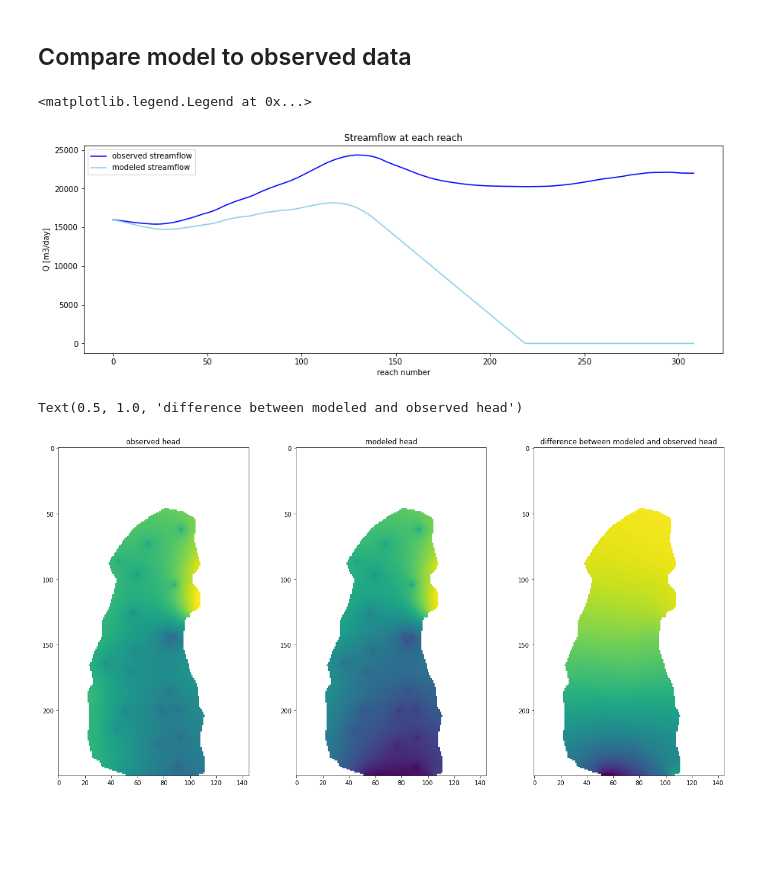
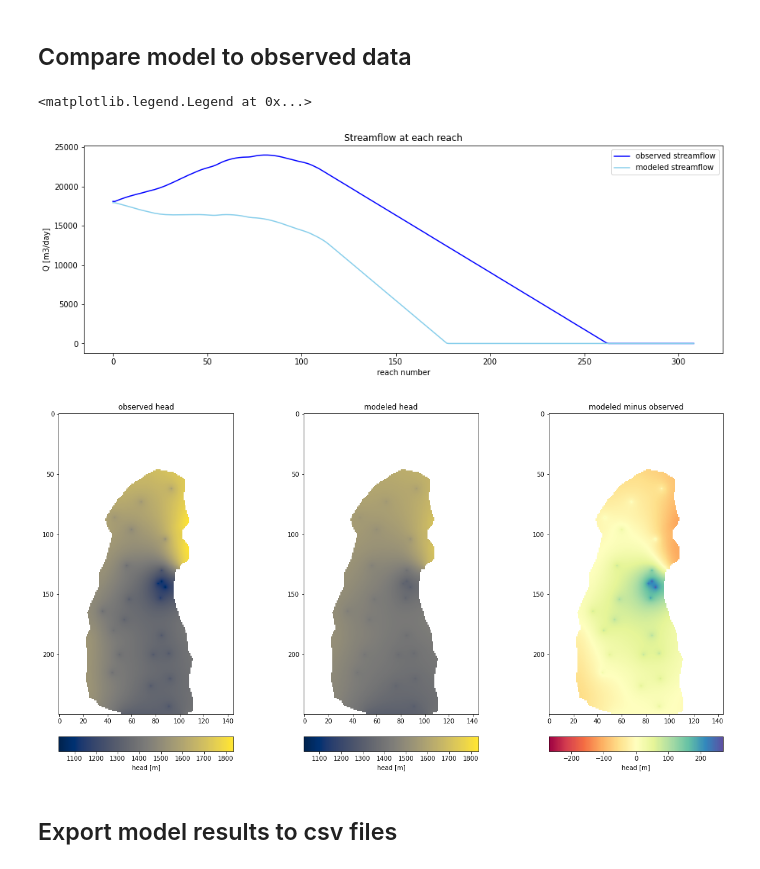
Before and after one commit to cfandel/geol340-w21, a Jupyter notebook: ocotillo/ocotillo_student.ipynb, the cells around one changed output. Drawn from its saved outputs; the diff is of its cells as text; code cells hidden in the pictures; blank space fills up the shorter version.

```diff
--- a/ocotillo/ocotillo_student.ipynb
+++ b/ocotillo/ocotillo_student.ipynb
@@ -118,6 +159,17 @@ ET[riparian==1] = 3.1e-4                            #assign riparian ET rate to
 # %%
 ## Wells
 #Pumping rate is positive if injecting, negative if extracting
+
+#Get some basic info about wells:
+n_irrigation = np.count_nonzero(wells[wells==1]) #number of irrigation wells
+n_domestic = np.count_nonzero(wells[wells==2])   #number of rural domestic wells
+n_municipal = np.count_nonzero(wells[wells==3])  #number of municipal wells
+n_mine = np.count_nonzero(wells[wells==4])       #number of mining wells
+Acrop = np.nansum(ag) * delc * delr * 0.5        #irrigated surface area (only half of fields are in production at any given time)
+pop_rural = 25333                                #rural population
+pop_town = 37500                                 #population of town
+use_rural = 45                                   #average annual per capita water use for rural residents
+use_town = 30                                    #average annual per capita water use for town residents
 
 #Get data and format it in a table:
 wellid = np.full((nrow,ncol), np.nan)    #make an array full of nan values
@@ -140,15 +192,17 @@ for i, well in enumerate(np.unique(wellid[~np.isnan(wellid)])):  #loop over the
         welldf.loc[i,'lay'] = 0                      #set the layer
         welldf.loc[i,'type'] = 'irrigation'          #set the well type
         welldf.loc[i,'Q'] = -1.8e5                   #set the pumping rate
+        welldf.loc[i,'Q'] = -Irr*Acrop/n_irrigation  #pumping rate is irrigation rate times irrigated area divided by number of irrigation wells
     elif welltype == 2:                              #otherwise if the well is a domestic well
         welldf.loc[i,'lay'] = 0                      #set the layer
         welldf.loc[i,'type'] = 'domestic'            #set the well type
-        welldf.loc[i,'Q'] = -2.2e5                   #set the pumping rate
-        welldf.loc[i,'Q'] = -2.3e5                   #set the pumping rate
+        welldf.loc[i,'Q'] = -1.9e5                   #set the pumping rate
+        welldf.loc[i,'Q'] = -pop_rural*use_rural/n_domestic  #pumping rate is per capita use times number of people divided by number of wells
     elif welltype == 3:                              #otherwise if the well is municipal
         welldf.loc[i,'lay'] = 0                      #set the layer
         welldf.loc[i,'type'] = 'municipal'           #set the well type to municipal
-        welldf.loc[i,'Q'] = -2.2e5                   #set the pumping rate
+        welldf.loc[i,'Q'] = -2.25e5                   #set the pumping rate
+        welldf.loc[i,'Q'] = -pop_town*use_town/n_municipal  #pumping rate is per capita use times number of people divided by number of wells
     elif welltype == 4:                              #otherwise if the well belongs to the mine
         welldf.loc[i,'lay'] = 0                      #set the layer
         welldf.loc[i,'type'] = 'mine'                #set the well type
@@ -544,9 +600,9 @@ plt.legend(handles=[matplotlib.lines.Line2D([],[], color='teal', label='head lay
 # %%
 #Plot observed & modeled streamflow
 
-obs = pd.read_csv('streamflow_observed_hdfb.csv', header=None, names=['reach','Q'])  #import csv to a pandas dataframe
+obs = pd.read_csv('streamflow_observed_chb.csv', header=None, names=['reach','Q'])  #import csv to a pandas dataframe
 
-f,ax = plt.subplots(1,1,figsize=(15,5))                                      #create figure object of width 15 in and height 5 in, with one subplot axis
+f,ax = plt.subplots(1,1,figsize=(15,5))                                          #create figure object of width 15 in and height 5 in, with one subplot axis
 ax.plot(obs.reach, obs.Q, c='blue', label='observed streamflow')                 #plot the column labeled x and the column labeled Q in the pandas dataframe called obs
 ax.plot(np.arange(nreach), strflows, c='skyblue', label='modeled streamflow')    #plot flows in each stream cell
 
@@ -554,23 +610,30 @@ ax.set_title('Streamflow at each reach')
 ax.set_xlabel('reach number')
 ax.set_ylabel('Q [m3/day]')
 plt.legend()                                                                 #add legend automatically using the labels defined during plotting
-#np.savetxt('heads_observed_chb.csv',head[0,:,:],delimiter=',')                           #export heads to csv
-#np.savetxt('streamflow_observed_chb.csv', [np.arange(nreach), strflows], delimiter=',')  #export streamflows to csv
 # %% [output]
 <matplotlib.legend.Legend at 0x...>
-[figure, old version]
+[figure, new version]
 # %%
 #Compare observed and modeled heads
-head_obs = np.genfromtxt('heads_observed_hdfb.csv', delimiter=',') #load observed head array from csv
-head_obs = ma.masked_where(head_obs<zbot, head_obs)             #make a masked head array where all no-flow cells (with heads below the model bottom) are hidden
+head_obs = np.genfromtxt('heads_observed_chb.csv', delimiter=',') #load observed head array from csv
+head_obs = ma.masked_where(head_obs<zbot, head_obs)               #make a masked head array where all no-flow cells (with heads below the model bottom) are hidden
 
-f,ax = plt.subplots(1,3, figsize=(20,10))
-ax[0].imshow(head_obs, vmin=hmin, vmax=hmax)
-ax[0].set_title('observed head')
-ax[1].imshow(head_mx[0,:,:], vmin=hmin, vmax=hmax)
-ax[1].set_title('modeled head')
-ax[2].imshow(head_mx[0,:,:] - head_obs)
-ax[2].set_title('difference between modeled and observed head')
+f,ax = plt.subplots(1,3, figsize=(20,10))                        #create empty figure and subplot axes
+o = ax[0].imshow(head_obs, vmin=head_obs.min(), vmax=head_obs.max(), cmap='cividis') #plot the observed heads
+ax[0].set_title('observed head')                                 #set the subplot title
+m = ax[1].imshow(head_mx[0,:,:], vmin=head_obs.min(), vmax=head_obs.max(), cmap='cividis')  #plot the modeled heads
+ax[1].set_title('modeled head')                                  #set the subplot title
+d = ax[2].imshow(head_mx[0,:,:] - head_obs, cmap='Spectral', norm=CenteredNorm(0))      #plot the difference between the modeled and observed heads
+ax[2].set_title('modeled minus observed')  #set the subplot title
+
+#Add colorbars:
+maps = [o,m,d]                                               #put the maps in a list
+for i in range(len(ax)):                                     #loop over the subplot axis indices
+    divider = make_axes_locatable(ax[i])                     #make axes dividable (to add colorbar)
+    cax = divider.append_axes('bottom', size="5%", pad=0.5)  #add an axis at the bottom for the colorbar
+    c = plt.colorbar(maps[i], cax=cax, orientation='horizontal')   #plot the colorbar
+    c.set_label('head [m]')                                  #label the colorbar
 # %% [output]
-Text(0.5, 1.0, 'difference between modeled and observed head')
-[figure, old version]
+[figure, new version]
+# %% [markdown]
+## Export model results to csv files ##
```
Also changed, not shown: parts of 17 cells of this notebook, 18 other files.
